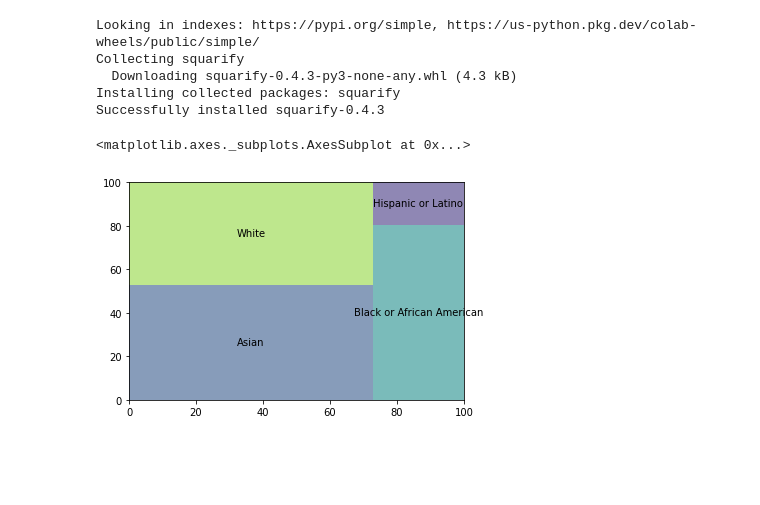
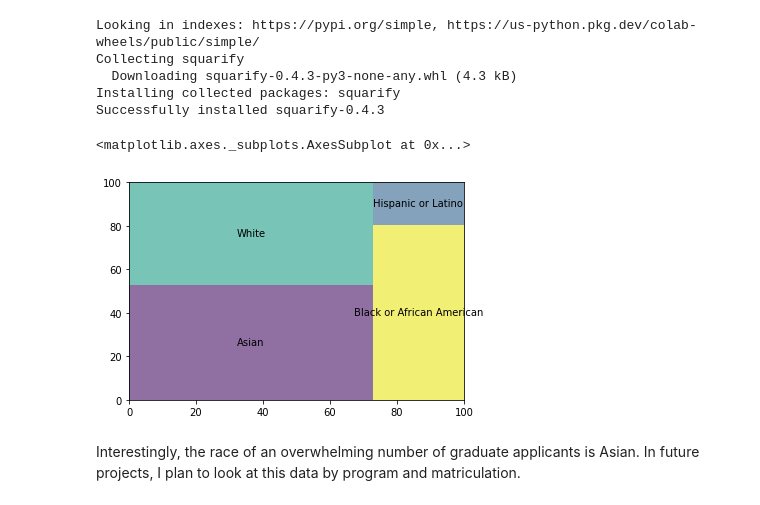
Before and after one commit to theaok/vis-sp23-ewattudo, a Jupyter notebook: ps1.ipynb, the cells around one changed output. Saved outputs shown, nothing was run; the diff lists cells and outputs as text; code cells hidden in the pictures; blank space fills up the shorter version.

```diff
--- a/ps1.ipynb
+++ b/ps1.ipynb
@@ -196,11 +232,12 @@ import squarify
 # %%
 import matplotlib.pyplot as plt
 import squarify
 sizes=[531, 471, 302, 73]
 label=["Asian", "White", "Black or African American", "Hispanic or Latino"]
-color=['red','blue','green','grey']
 squarify.plot(sizes=sizes, label=label, alpha=0.6 )
 plt.show()
 # %% [output]
 <matplotlib.axes._subplots.AxesSubplot at 0x...>
-[figure, old version]
+[figure, new version]
+# %% [markdown]
+Interestingly, the race of an overwhelming number of graduate applicants is Asian. In future projects, I plan to look at this data by program and matriculation.
```
Also changed, not shown: parts of 13 cells of this notebook.
